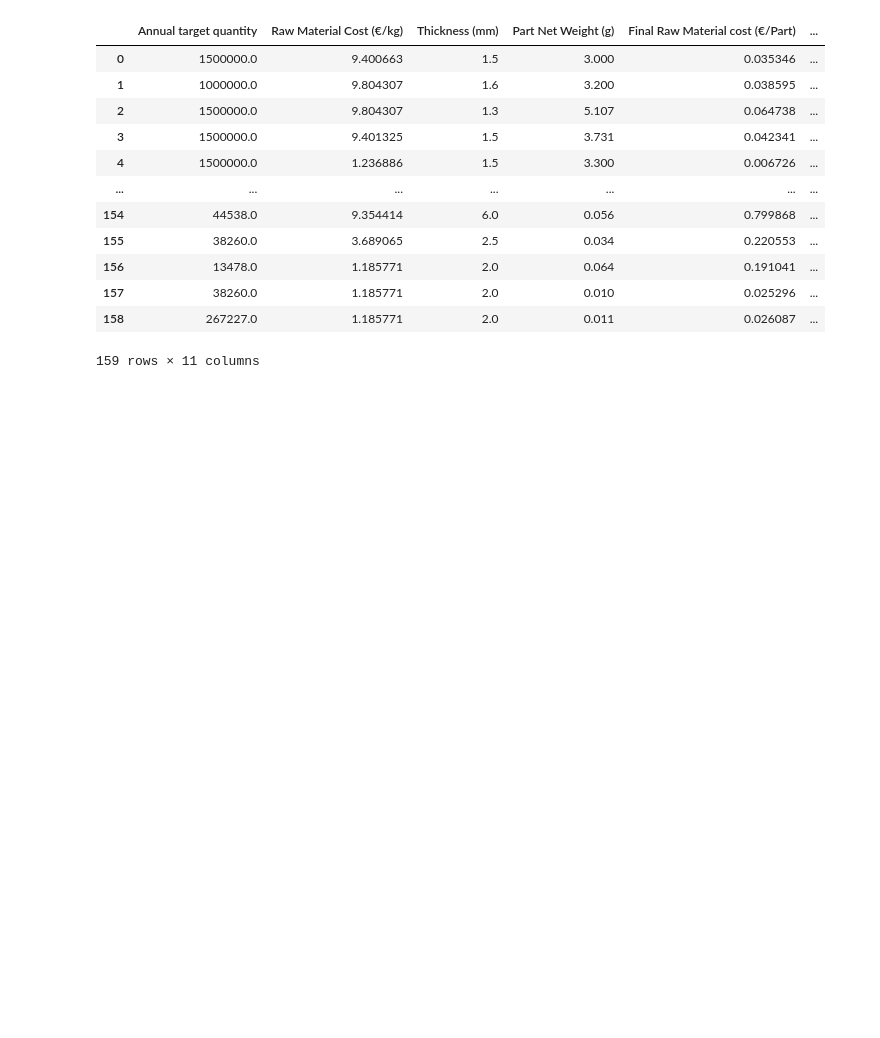
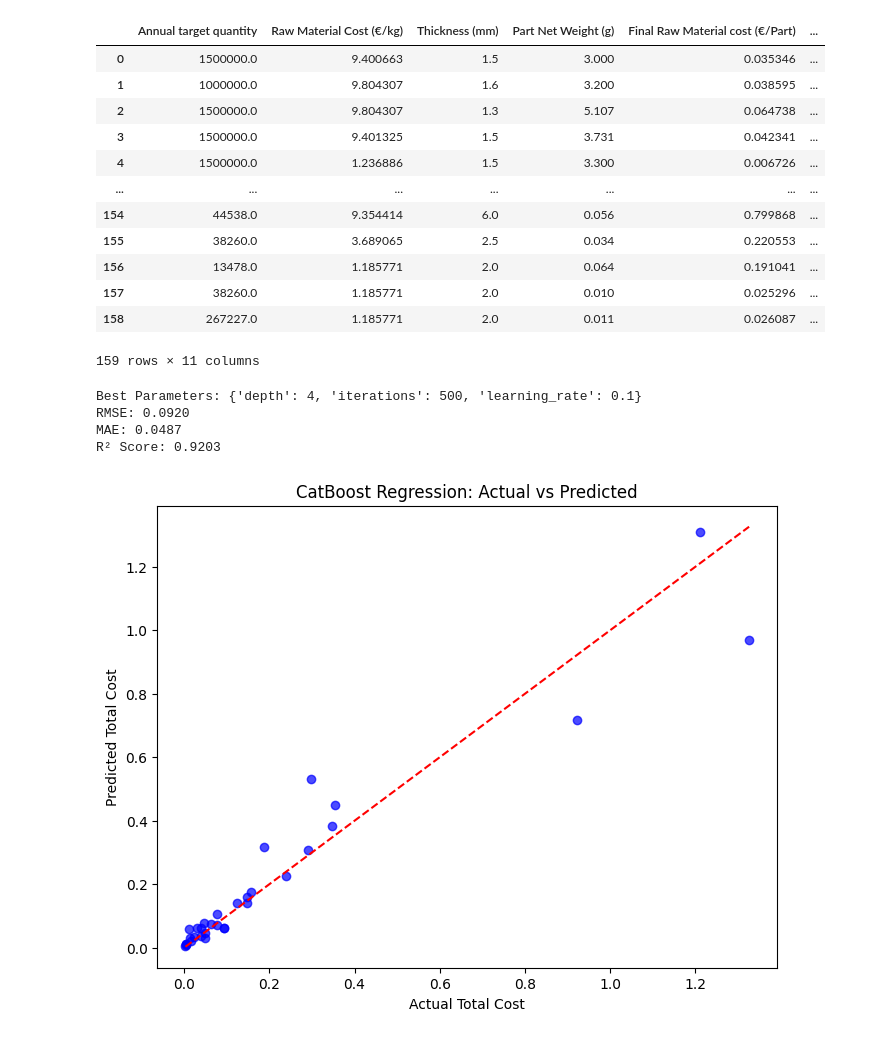
Before and after one commit to Driciotto/Cas-Fil-Rouge-, a Jupyter notebook: Data Adriano/Catboost_v0.ipynb, the cells around one changed output. Drawn from its saved outputs; the diff is of its cells as text; code cells hidden in the pictures; blank space fills up the shorter version.

```diff
--- a/Data Adriano/Catboost_v0.ipynb
+++ b/Data Adriano/Catboost_v0.ipynb
@@ -46,0 +54,51 @@ df
+# %%
+# Define features and target
+X = df[['Annual target quantity', 'Raw Material Cost (€/kg)', 'Thickness (mm)', 'Part Net Weight (g)',
+        'Final Raw Material cost (€/Part)', 'Surface Treatment cost (€/Part)', 'Production_encoded',
+        'Raw Material_encoded', 'Raw Material Designation_encoded', 'Surface Treatment_encoded']]
+y = df['Total cost with amortization (€/part)']
+
+# Split data
+X_train, X_test, y_train, y_test = train_test_split(X, y, test_size=0.2, random_state=42)
+
+# Define CatBoost Regressor with hyperparameter tuning
+param_grid = {
+    'depth': [4, 6, 8, 10],
+    'learning_rate': [0.01, 0.05, 0.1],
+    'iterations': [100, 300, 500]
+}
+
+catboost = CatBoostRegressor(verbose=0)
+grid_search = GridSearchCV(catboost, param_grid, cv=3, scoring='neg_mean_squared_error')
+grid_search.fit(X_train, y_train)
+
+# Get best model
+best_model = grid_search.best_estimator_
+
+# Predict
+y_pred = best_model.predict(X_test)
+
+# Evaluate
+rmse = np.sqrt(mean_squared_error(y_test, y_pred))
+mae = mean_absolute_error(y_test, y_pred)
+r2 = r2_score(y_test, y_pred)
+
+print(f"Best Parameters: {grid_search.best_params_}")
+print(f"RMSE: {rmse:.4f}")
+print(f"MAE: {mae:.4f}")
+print(f"R² Score: {r2:.4f}")
+
+# Plot Actual vs Predicted
+plt.figure(figsize=(8,6))
+plt.scatter(y_test, y_pred, alpha=0.7, color='blue')
+plt.plot([y_test.min(), y_test.max()], [y_test.min(), y_test.max()], 'r--')
+plt.xlabel('Actual Total Cost')
+plt.ylabel('Predicted Total Cost')
+plt.title('CatBoost Regression: Actual vs Predicted')
+plt.show()
+# %% [output]
+Best Parameters: {'depth': 4, 'iterations': 500, 'learning_rate': 0.1}
+RMSE: 0.0920
+MAE: 0.0487
+R² Score: 0.9203
+[figure, added]
```
Also changed, not shown: parts of 1 cell of this notebook, 10 other files.
